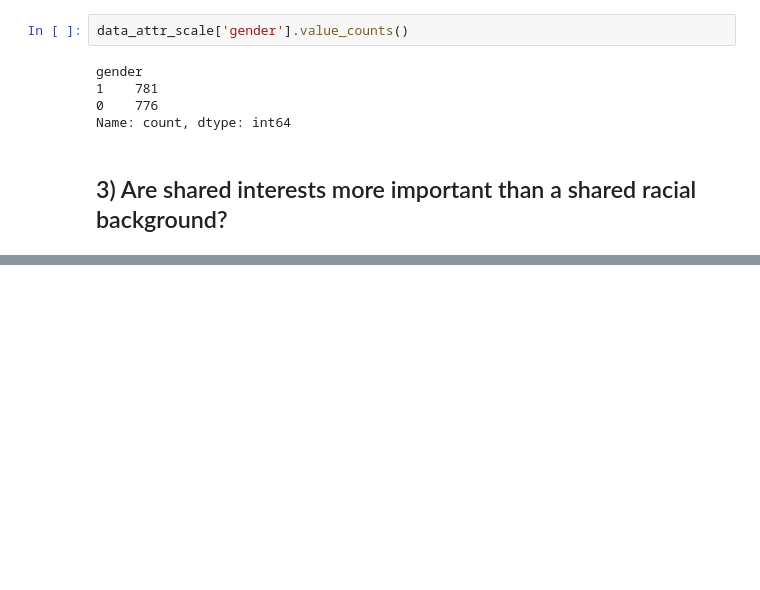
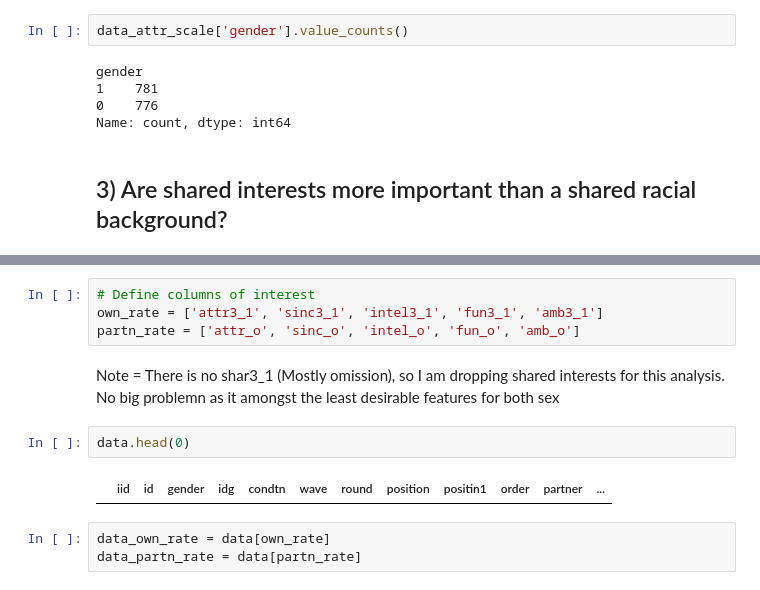
Before and after one commit to RomainPtre/Speed_dating, a Jupyter notebook: Project-1-Speed_dating.ipynb, the cells around one changed output, grey strips where cells are left out. Cells and saved outputs as stored; diff of their text form; blank space fills up the shorter version.

```diff
--- a/Project-1-Speed_dating.ipynb
+++ b/Project-1-Speed_dating.ipynb
@@ -428,0 +553,13 @@ Name: count, dtype: int64
+# %%
+# Define columns of interest
+own_rate = ['attr3_1', 'sinc3_1', 'intel3_1', 'fun3_1', 'amb3_1']
+partn_rate = ['attr_o', 'sinc_o', 'intel_o', 'fun_o', 'amb_o']
+# %% [markdown]
+Note = There is no shar3_1 (Mostly omission), so I am dropping shared interests for this analysis. No big problemn as it amongst the least desirable features for both sex
+# %%
+data.head(0)
+# %% [output]
+|  | iid | id | gender | idg | condtn | wave | round | position | positin1 | order | partner | ... |
+# %%
+data_own_rate = data[own_rate]
+data_partn_rate = data[partn_rate]
```
Also changed, not shown: parts of 36 cells of this notebook.
